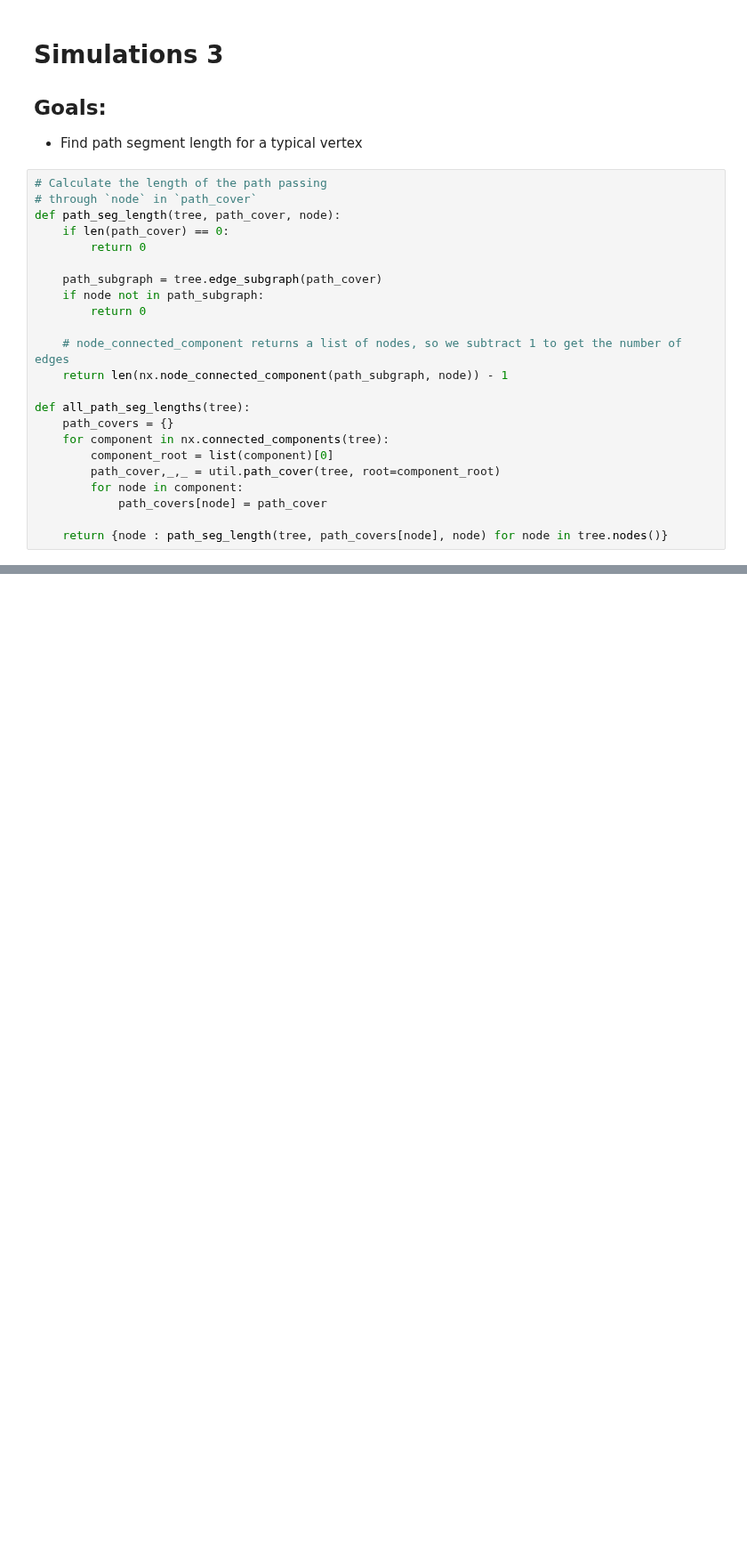
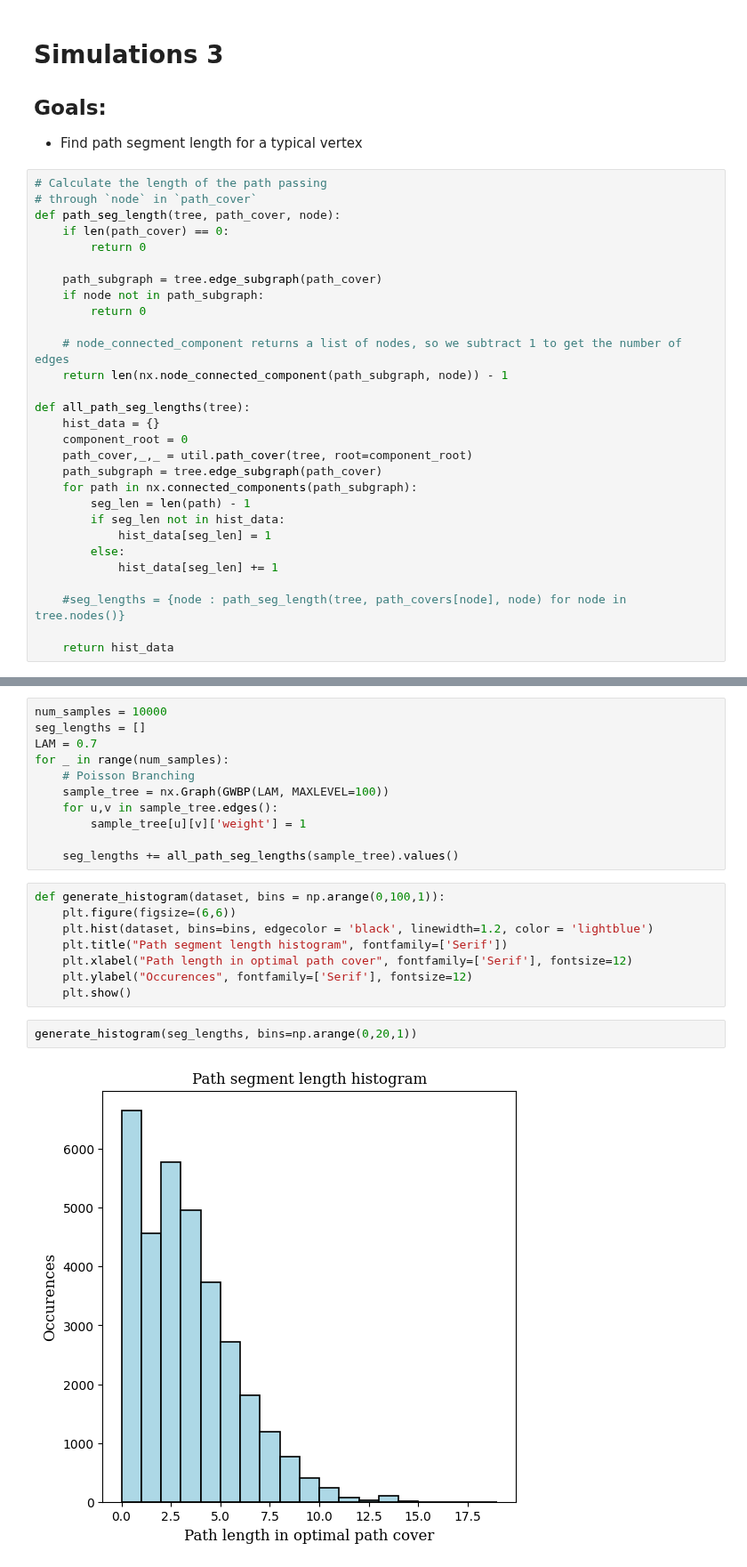
Before and after one commit to JulesGB/MeanFieldLastPassagePercolation, a Jupyter notebook: simulations3.ipynb, the cells around one changed output, grey strips where cells are left out. Shown at 89% size. Drawn from its saved outputs; the diff is of its cells as text; blank space fills up the shorter version.

Commit message:
path length stuff

```diff
--- a/simulations3.ipynb
+++ b/simulations3.ipynb
@@ -47,14 +47,20 @@ def path_seg_length(tree, path_cover, node):
     return len(nx.node_connected_component(path_subgraph, node)) - 1
 
 def all_path_seg_lengths(tree):
-    path_covers = {}
-    for component in nx.connected_components(tree):
-        component_root = list(component)[0]
-        path_cover,_,_ = util.path_cover(tree, root=component_root)
-        for node in component:
-            path_covers[node] = path_cover
+    hist_data = {}
+    component_root = 0
+    path_cover,_,_ = util.path_cover(tree, root=component_root)
+    path_subgraph = tree.edge_subgraph(path_cover)
+    for path in nx.connected_components(path_subgraph):
+        seg_len = len(path) - 1
+        if seg_len not in hist_data:
+            hist_data[seg_len] = 1
+        else:
+            hist_data[seg_len] += 1
 
-    return {node : path_seg_length(tree, path_covers[node], node) for node in tree.nodes()}
+    #seg_lengths = {node : path_seg_length(tree, path_covers[node], node) for node in tree.nodes()}
+
+    return hist_data
 # %%
 n = 20
 lam = 0.7
@@ -72,0 +81,23 @@ draw_tree(sample_tree, hierarchyc_pos(sample_tree, root=0))
+# %%
+num_samples = 10000
+seg_lengths = []
+LAM = 0.7
+for _ in range(num_samples):
+    # Poisson Branching
+    sample_tree = nx.Graph(GWBP(LAM, MAXLEVEL=100))
+    for u,v in sample_tree.edges():
+        sample_tree[u][v]['weight'] = 1
+
+    seg_lengths += all_path_seg_lengths(sample_tree).values()
+# %%
+def generate_histogram(dataset, bins = np.arange(0,100,1)):
+    plt.figure(figsize=(6,6))
+    plt.hist(dataset, bins=bins, edgecolor = 'black', linewidth=1.2, color = 'lightblue')
+    plt.title("Path segment length histogram", fontfamily=['Serif'])
+    plt.xlabel("Path length in optimal path cover", fontfamily=['Serif'], fontsize=12)
+    plt.ylabel("Occurences", fontfamily=['Serif'], fontsize=12)
+    plt.show()
+# %%
+generate_histogram(seg_lengths, bins=np.arange(0,20,1))
+# %% [output]
+[figure, added]
```
Also changed, not shown: parts of 3 cells of this notebook.
